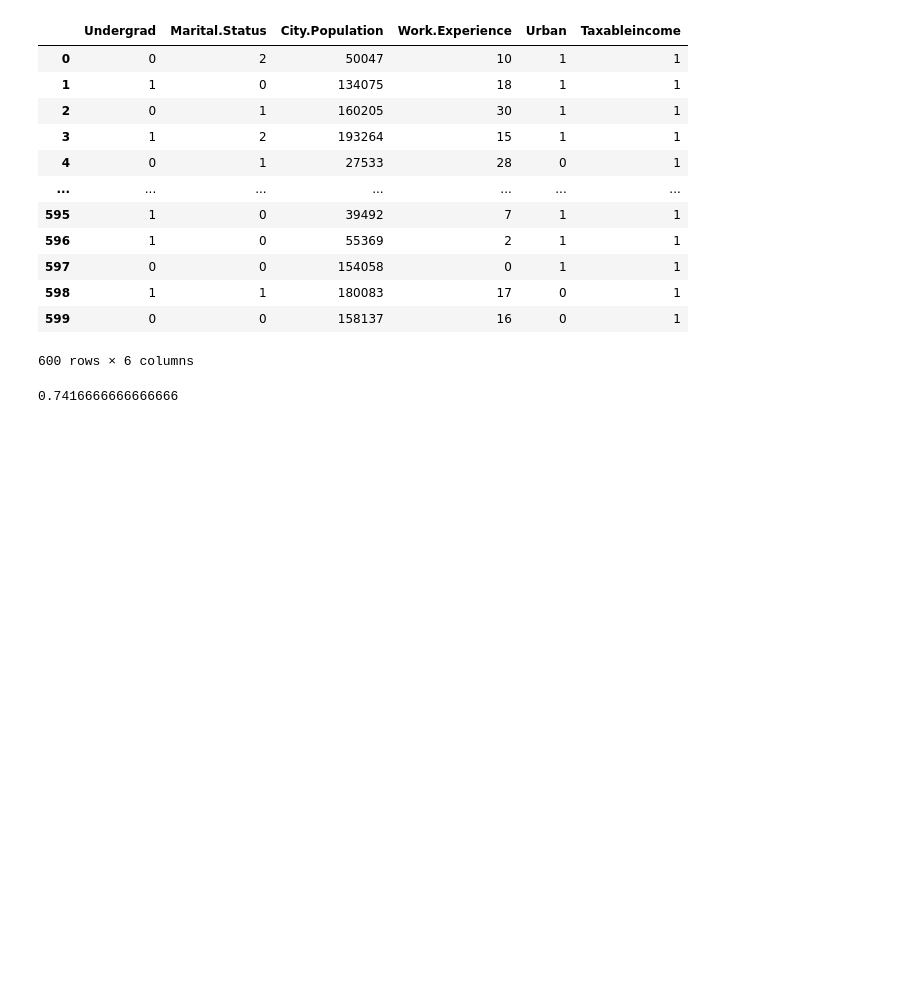
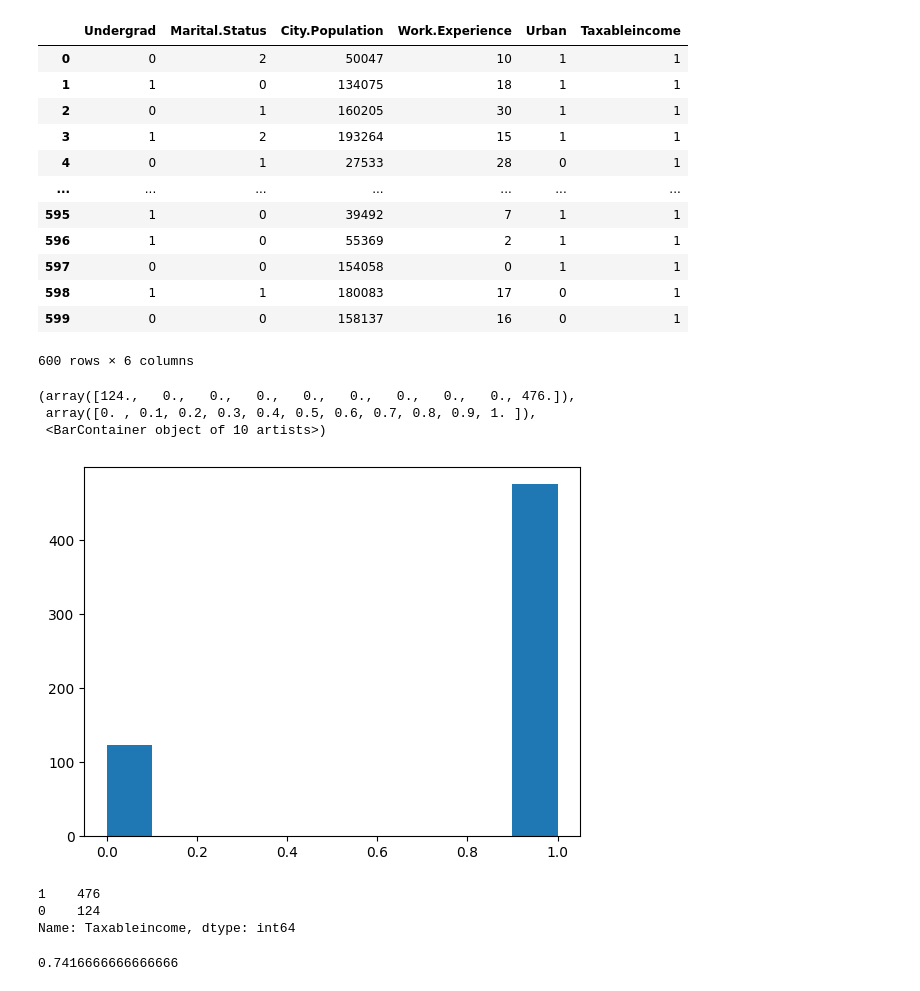
Before and after one commit to 111Vidya/DS-Assignments, a Jupyter notebook: Assignment_Random_Forest(Fraud_Check).ipynb, the cells around one changed output. Drawn from its saved outputs; the diff is of its cells as text; code cells hidden in the pictures; blank space fills up the shorter version.

```diff
--- a/Assignment_Random_Forest(Fraud_Check).ipynb
+++ b/Assignment_Random_Forest(Fraud_Check).ipynb
@@ -131,6 +154,20 @@ fr
 | 598 | 1 | 1 | 180083 | 17 | 0 | 1 |
 | 599 | 0 | 0 | 158137 | 16 | 0 | 1 |
 600 rows × 6 columns
+# %%
+plt.hist(fr['Taxableincome'])
+# %% [output]
+(array([124.,   0.,   0.,   0.,   0.,   0.,   0.,   0.,   0., 476.]),
+ array([0. , 0.1, 0.2, 0.3, 0.4, 0.5, 0.6, 0.7, 0.8, 0.9, 1. ]),
+ <BarContainer object of 10 artists>)
+[figure, added]
+# %%
+# Income > 30K =1=476 - Not risky
+fr['Taxableincome'].value_counts()
+# %% [output]
+1    476
+0    124
+Name: Taxableincome, dtype: int64
 # %%
 X = fr.iloc[:,0:5]
 Y = fr.iloc[:,5]
```
Also changed, not shown: parts of 3 cells of this notebook.
